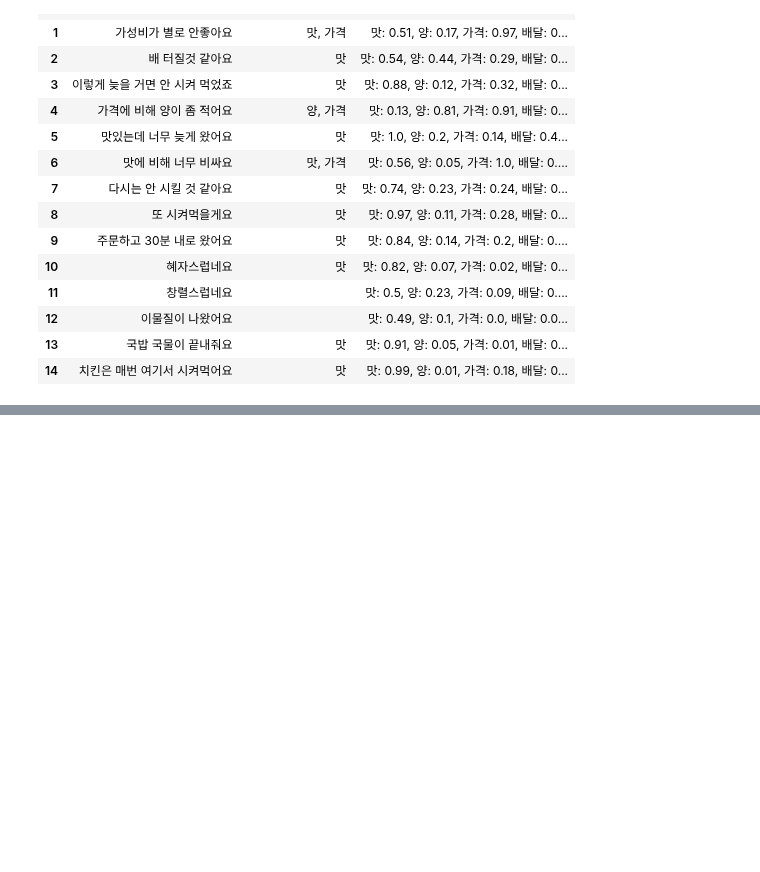
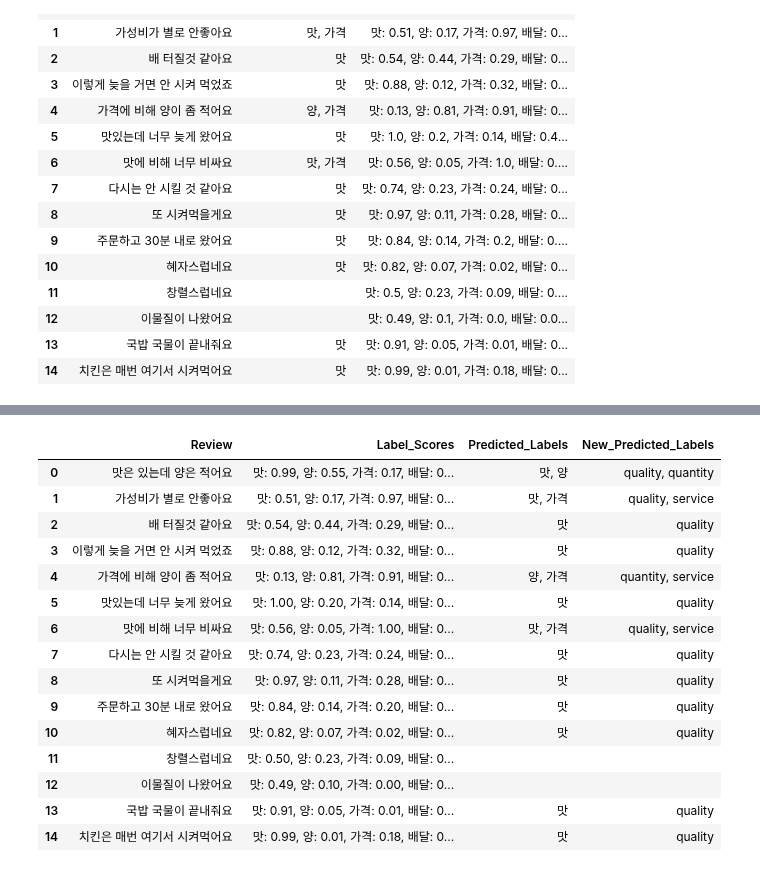
Before and after one commit to swoo-nam/BootCamp_project_final, a Jupyter notebook: 이용민_42000_제로샷_5라벨학습.ipynb, the cells around one changed output, grey strips where cells are left out. Drawn from its saved outputs; the diff is of its cells as text; code cells hidden in the pictures; blank space fills up the shorter version.

```diff
--- a/이용민_42000_제로샷_5라벨학습.ipynb
+++ b/이용민_42000_제로샷_5라벨학습.ipynb
@@ -908,0 +1139,19 @@ result_df
+# %%
+new_result_df
+# %% [output]
+|  | Review | Label_Scores | Predicted_Labels | New_Predicted_Labels |
+| 0 | 맛은 있는데 양은 적어요 | 맛: 0.99, 양: 0.55, 가격: 0.17, 배달: 0... | 맛, 양 | quality, quantity |
+| 1 | 가성비가 별로 안좋아요 | 맛: 0.51, 양: 0.17, 가격: 0.97, 배달: 0... | 맛, 가격 | quality, service |
+| 2 | 배 터질것 같아요 | 맛: 0.54, 양: 0.44, 가격: 0.29, 배달: 0... | 맛 | quality |
+| 3 | 이렇게 늦을 거면 안 시켜 먹었죠 | 맛: 0.88, 양: 0.12, 가격: 0.32, 배달: 0... | 맛 | quality |
+| 4 | 가격에 비해 양이 좀 적어요 | 맛: 0.13, 양: 0.81, 가격: 0.91, 배달: 0... | 양, 가격 | quantity, service |
+| 5 | 맛있는데 너무 늦게 왔어요 | 맛: 1.00, 양: 0.20, 가격: 0.14, 배달: 0... | 맛 | quality |
+| 6 | 맛에 비해 너무 비싸요 | 맛: 0.56, 양: 0.05, 가격: 1.00, 배달: 0... | 맛, 가격 | quality, service |
+| 7 | 다시는 안 시킬 것 같아요 | 맛: 0.74, 양: 0.23, 가격: 0.24, 배달: 0... | 맛 | quality |
+| 8 | 또 시켜먹을게요 | 맛: 0.97, 양: 0.11, 가격: 0.28, 배달: 0... | 맛 | quality |
+| 9 | 주문하고 30분 내로 왔어요 | 맛: 0.84, 양: 0.14, 가격: 0.20, 배달: 0... | 맛 | quality |
+| 10 | 혜자스럽네요 | 맛: 0.82, 양: 0.07, 가격: 0.02, 배달: 0... | 맛 | quality |
+| 11 | 창렬스럽네요 | 맛: 0.50, 양: 0.23, 가격: 0.09, 배달: 0... |  |  |
+| 12 | 이물질이 나왔어요 | 맛: 0.49, 양: 0.10, 가격: 0.00, 배달: 0... |  |  |
+| 13 | 국밥 국물이 끝내줘요 | 맛: 0.91, 양: 0.05, 가격: 0.01, 배달: 0... | 맛 | quality |
+| 14 | 치킨은 매번 여기서 시켜먹어요 | 맛: 0.99, 양: 0.01, 가격: 0.18, 배달: 0... | 맛 | quality |
```
Also changed, not shown: parts of 10 cells of this notebook.
